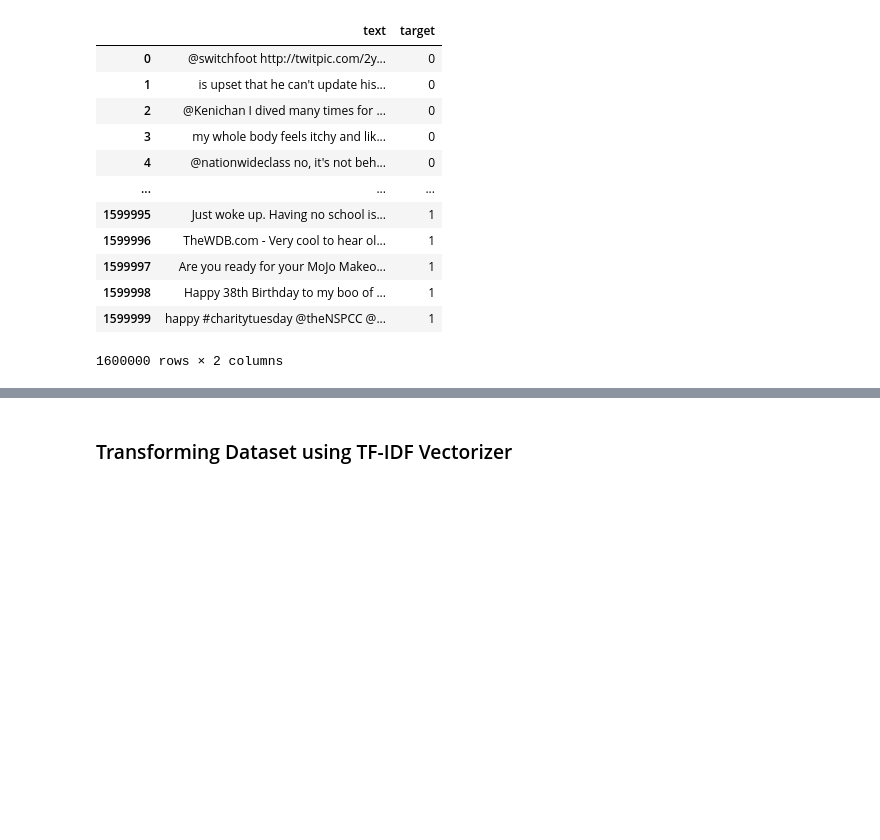
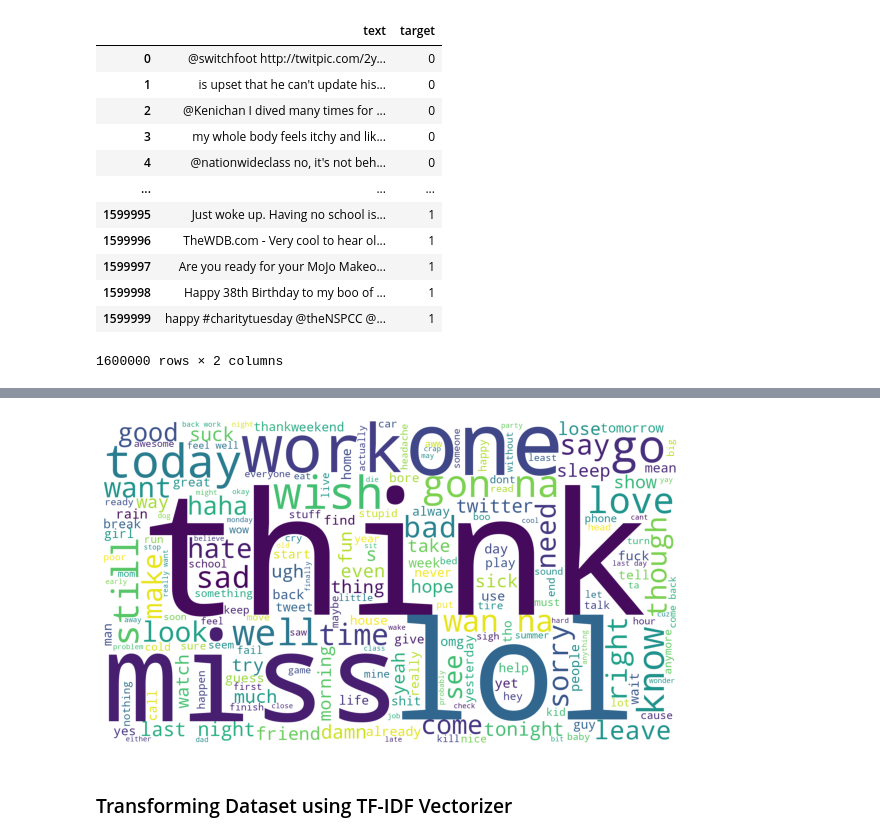
Before and after one commit to JohnSR12/Guvi-Project, a Jupyter notebook: Twitter Sentiment Analysis.ipynb, the cells around one changed output, grey strips where cells are left out. Cells and saved outputs as stored; diff of their text form; code cells hidden in the pictures; blank space fills up the shorter version.

```diff
--- a/Twitter Sentiment Analysis.ipynb
+++ b/Twitter Sentiment Analysis.ipynb
@@ -159,3 +223,20 @@ plt.show()
+# %%
+from wordcloud import WordCloud
+word_cloud_df = df.loc[df['target'] == 0,:]  #"negative"
+all_words = ' '.join([text for text in word_cloud_df['text']])
+
+
+wordcloud = WordCloud(width = 1600, height = 900,
+                      background_color ='white',
+                      min_font_size = 10).generate(all_words)
+
+plt.figure(figsize = (8, 8), facecolor = None)
+plt.imshow(wordcloud)
+plt.axis("off")
+plt.tight_layout(pad = 0)
+plt.show()
+# %% [output]
+[figure, added]
 # %% [markdown]
 ### Transforming Dataset using TF-IDF Vectorizer
 # %%
```
Also changed, not shown: parts of 24 cells of this notebook.
